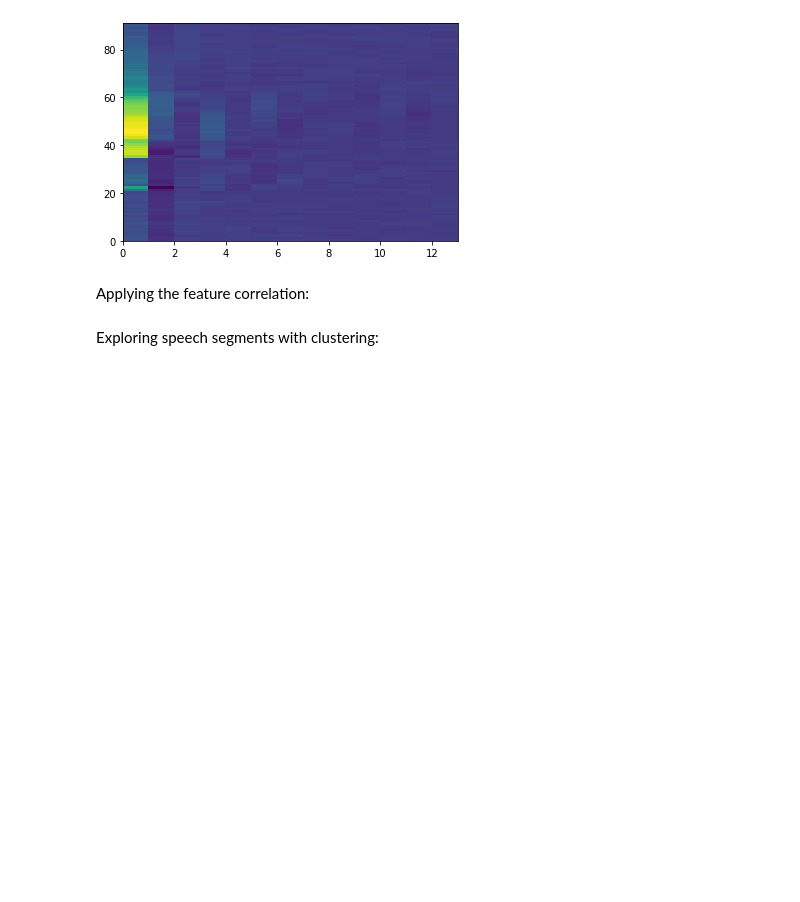
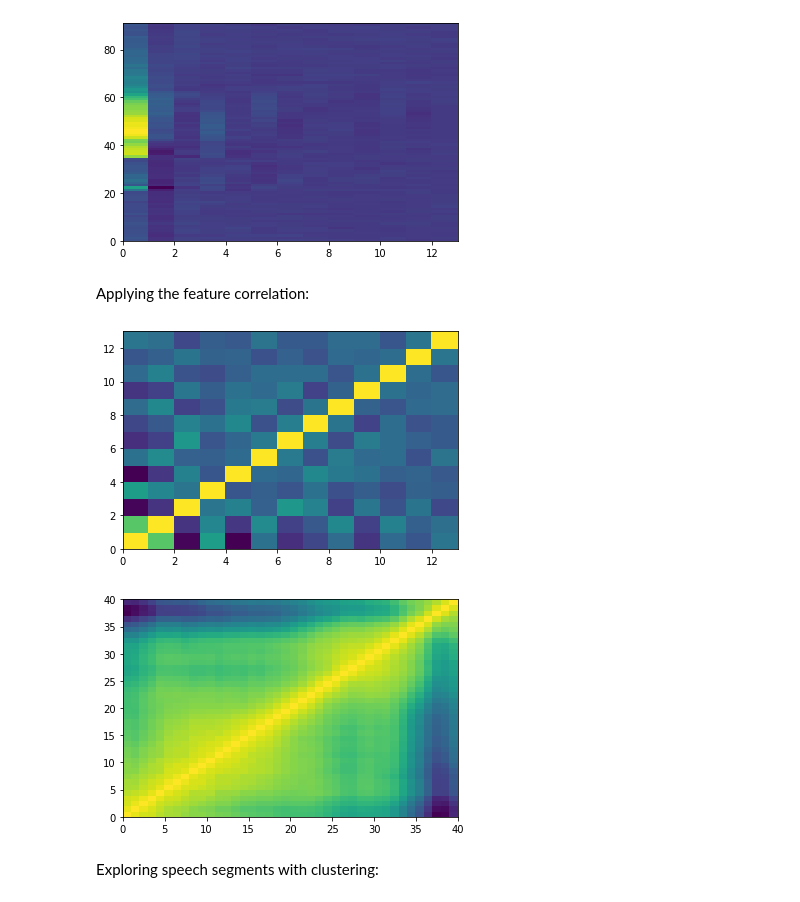
Before and after one commit to fernando2393-KTH/DT2119, a Jupyter notebook: Assignment1/Assignment1.ipynb, the cells around one changed output. Saved outputs shown, nothing was run; the diff lists cells and outputs as text; code cells hidden in the pictures; blank space fills up the shorter version.

```diff
--- a/Assignment1/Assignment1.ipynb
+++ b/Assignment1/Assignment1.ipynb
@@ -305,19 +305,27 @@ Applying the feature correlation:
 # %%
 data = np.load('lab1_data.npz', allow_pickle=True)['data']
 mfcc_utterances = list()
 mspec_utterances = list()
 
 for audio_sample in data:
     mfcc_sample = mfcc(audio_sample["samples"])
     mfcc_utterances.append(mfcc_sample)
     mspec_sample = mspec_only(audio_sample["samples"])
     mspec_utterances.append(mspec_sample)
 
 mfcc_data = np.vstack(mfcc_utterances)
 mspec_data = np.vstack(mspec_utterances)
 
 mfcc_r = np.corrcoef(mfcc_data, rowvar=False)
 mspec_r = np.corrcoef(mspec_data, rowvar=False)
+
+plt.pcolormesh(mfcc_r)
+plt.show()
+plt.pcolormesh(mspec_r)
+plt.show()
+# %% [output]
+[figure, added]
+[figure, added]
 # %% [markdown]
 Exploring speech segments with clustering:
 # %%
```
Also changed, not shown: parts of 3 cells of this notebook.
